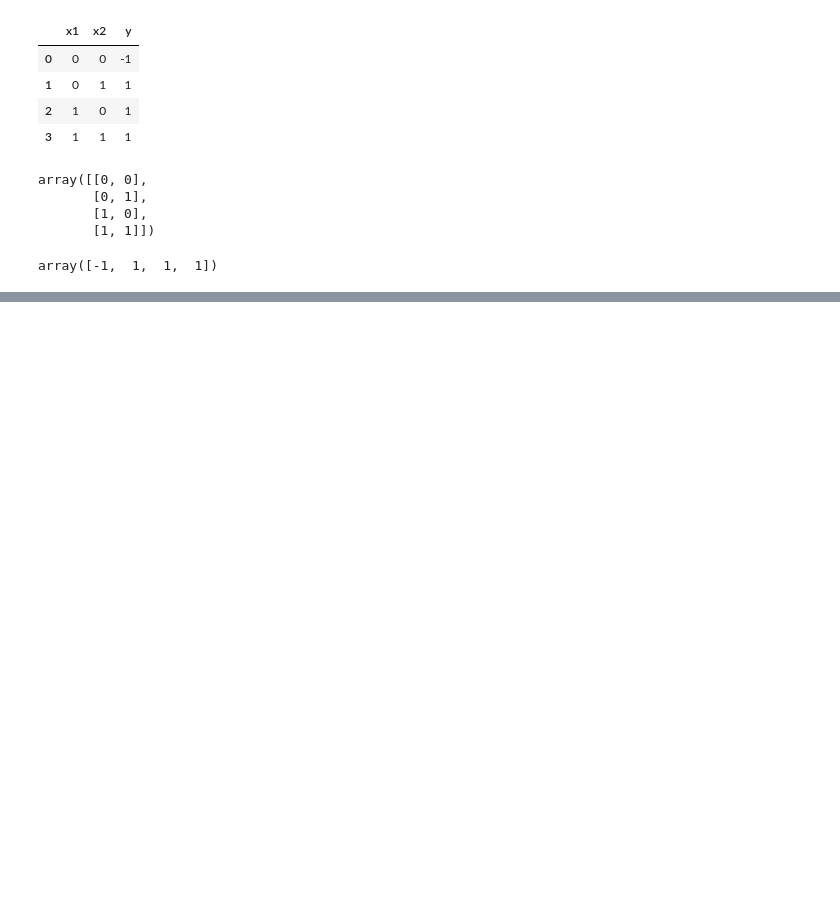
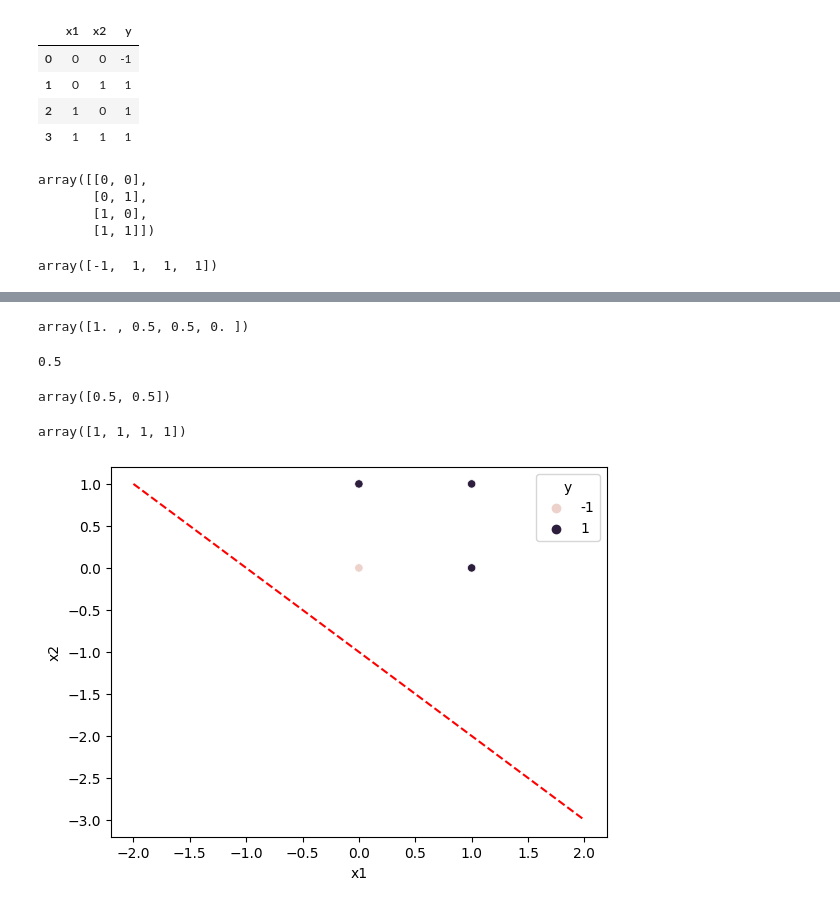
Before and after one commit to shandytp/logistic-regression-from-scratch, a Jupyter notebook: svm-smo.ipynb, the cells around one changed output, grey strips where cells are left out. Cells and saved outputs as stored; diff of their text form; code cells hidden in the pictures; blank space fills up the shorter version.

```diff
--- a/svm-smo.ipynb
+++ b/svm-smo.ipynb
@@ -81,6 +443,6 @@ y
 # %% [output]
 array([-1,  1,  1,  1])
 # %%
-C = 0.1
-tol = 1e-6
+C = 1
+tol = 1e-5
 max_passes = 10
@@ -219,0 +449,6 @@ print(b)
+# %%
+alpha, b = fit(X = X,
+               y = y,
+               max_passes = max_passes,
+               C = C,
+               tol = tol)
@@ -219,0 +463,40 @@ print(b)
+# %%
+alpha
+# %% [output]
+array([1. , 0.5, 0.5, 0. ])
+# %%
+b
+# %% [output]
+0.5
+# %%
+w = calculate_w(alpha = alpha,
+                X = X,
+                y = y)
+
+w
+# %% [output]
+array([0.5, 0.5])
+# %%
+predict(X = X,
+        w = w,
+        b = b)
+# %% [output]
+array([1, 1, 1, 1])
+# %%
+m = -w[0]/w[1]
+c = -b/w[1]
+# %%
+sns.scatterplot(data=data,
+                x="x1",
+                y="x2",
+                hue="y")
+
+
+x_support = np.linspace(-2, 2)
+y_support = m*x_support + c
+
+plt.plot(x_support, y_support, "--r")
+
+plt.show()
+# %% [output]
+[figure, added]
```
Also changed, not shown: parts of 18 cells of this notebook.
